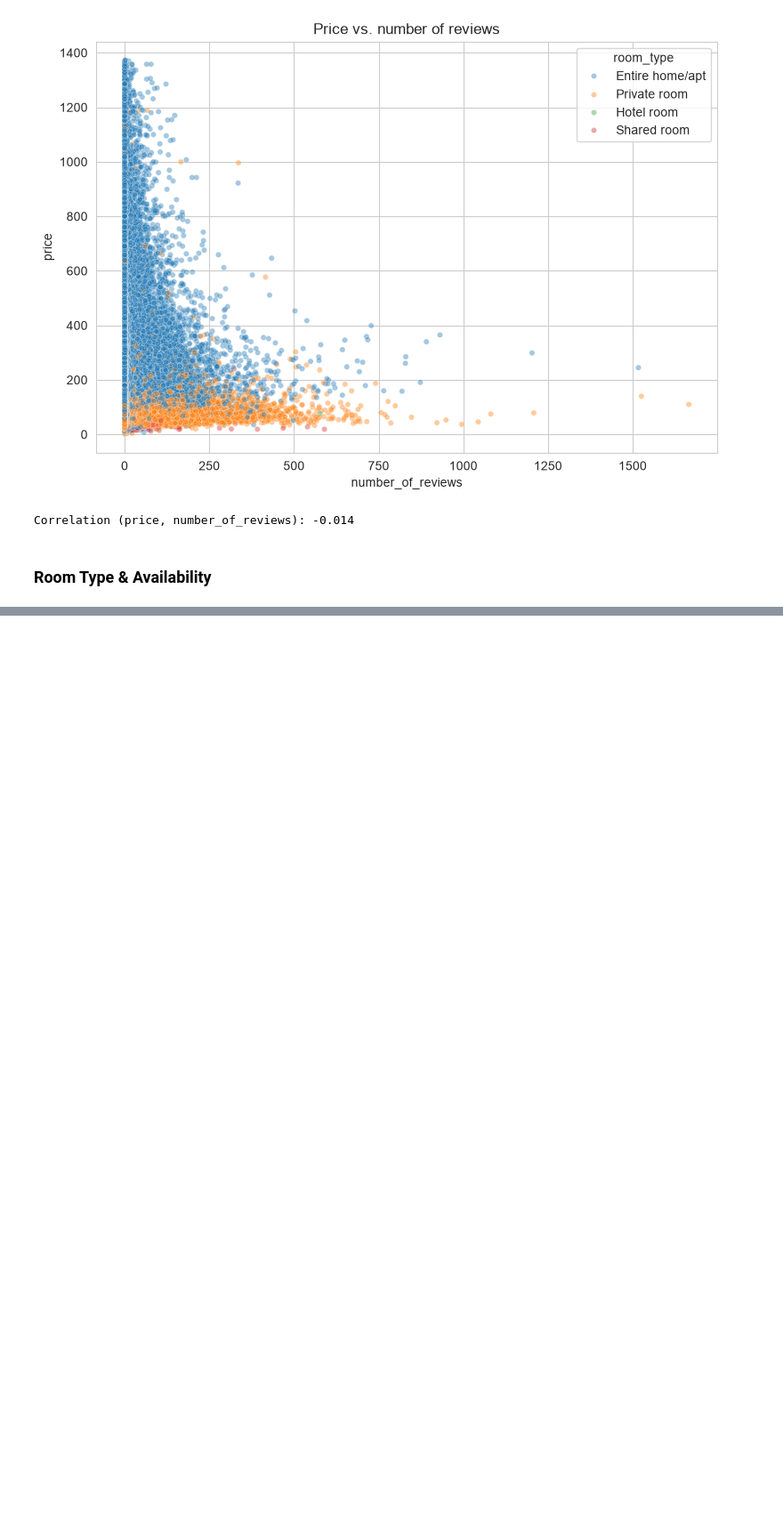
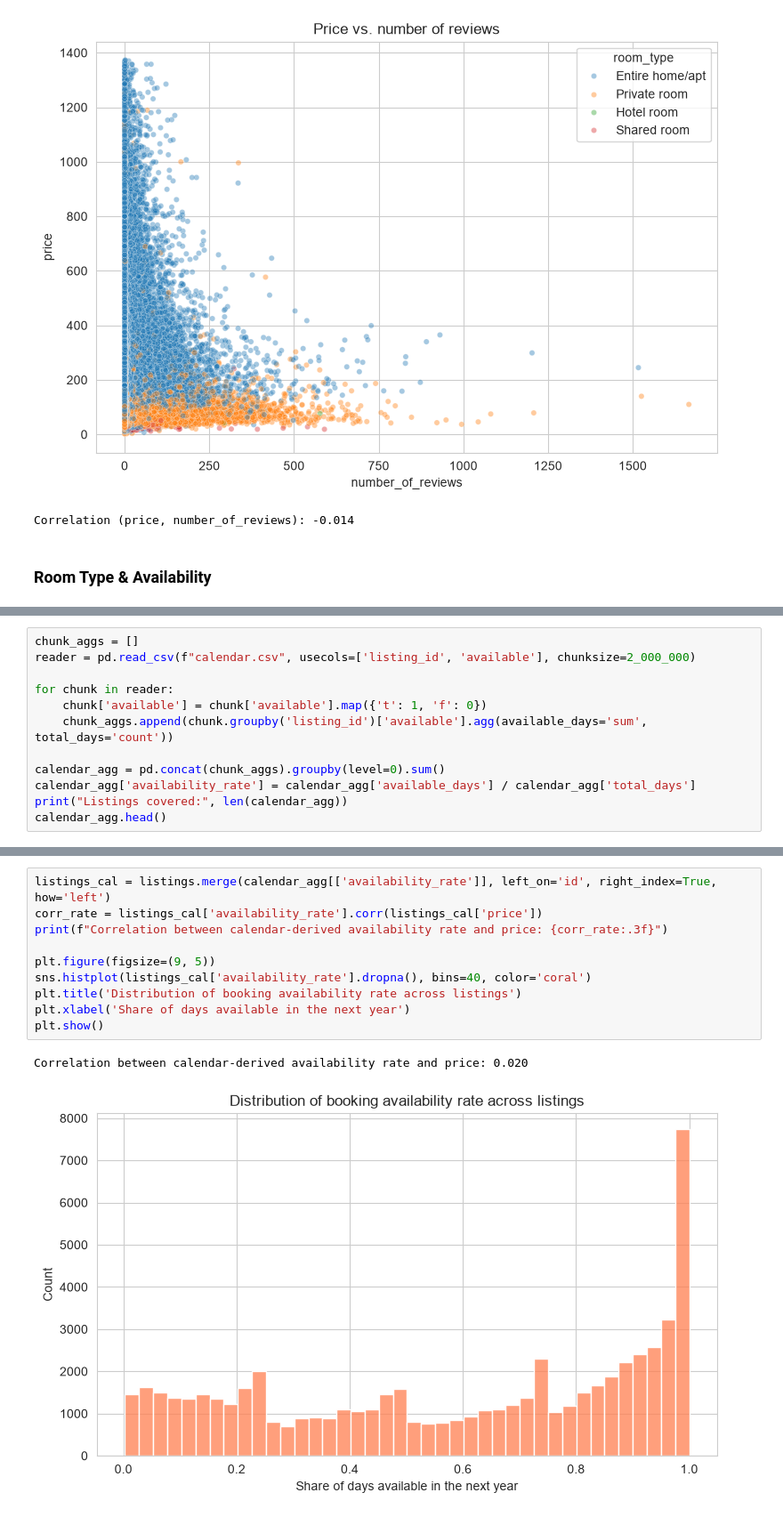
Before and after one commit to Engineer-purvesh18/AirBnb_Analysis, a Jupyter notebook: main.ipynb, the cells around one changed output, grey strips where cells are left out. Shown at 89% size. Saved outputs shown, nothing was run; the diff lists cells and outputs as text; blank space fills up the shorter version.

```diff
--- a/main.ipynb
+++ b/main.ipynb
@@ -303,0 +324,12 @@ plt.show()
+# %%
+chunk_aggs = []
+reader = pd.read_csv(f"calendar.csv", usecols=['listing_id', 'available'], chunksize=2_000_000)
+
+for chunk in reader:
+    chunk['available'] = chunk['available'].map({'t': 1, 'f': 0})
+    chunk_aggs.append(chunk.groupby('listing_id')['available'].agg(available_days='sum', total_days='count'))
+
+calendar_agg = pd.concat(chunk_aggs).groupby(level=0).sum()
+calendar_agg['availability_rate'] = calendar_agg['available_days'] / calendar_agg['total_days']
+print("Listings covered:", len(calendar_agg))
+calendar_agg.head()
@@ -303,0 +345,13 @@ plt.show()
+# %%
+listings_cal = listings.merge(calendar_agg[['availability_rate']], left_on='id', right_index=True, how='left')
+corr_rate = listings_cal['availability_rate'].corr(listings_cal['price'])
+print(f"Correlation between calendar-derived availability rate and price: {corr_rate:.3f}")
+
+plt.figure(figsize=(9, 5))
+sns.histplot(listings_cal['availability_rate'].dropna(), bins=40, color='coral')
+plt.title('Distribution of booking availability rate across listings')
+plt.xlabel('Share of days available in the next year')
+plt.show()
+# %% [output]
+Correlation between calendar-derived availability rate and price: 0.020
+[figure, added]
```
Also changed, not shown: parts of 4 cells of this notebook.
